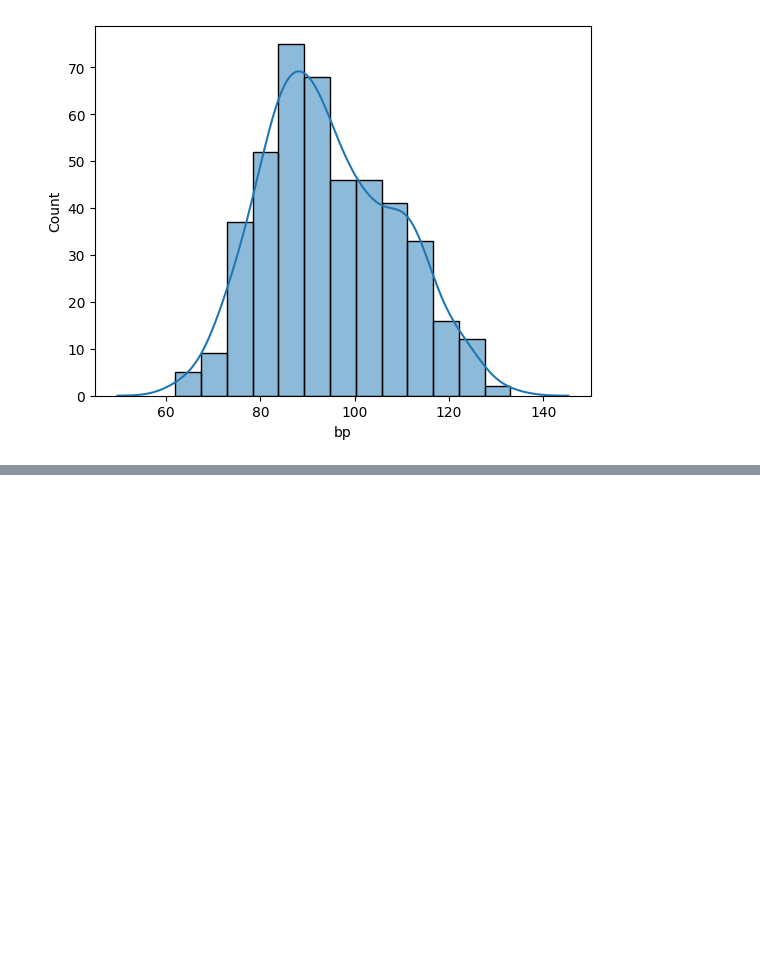
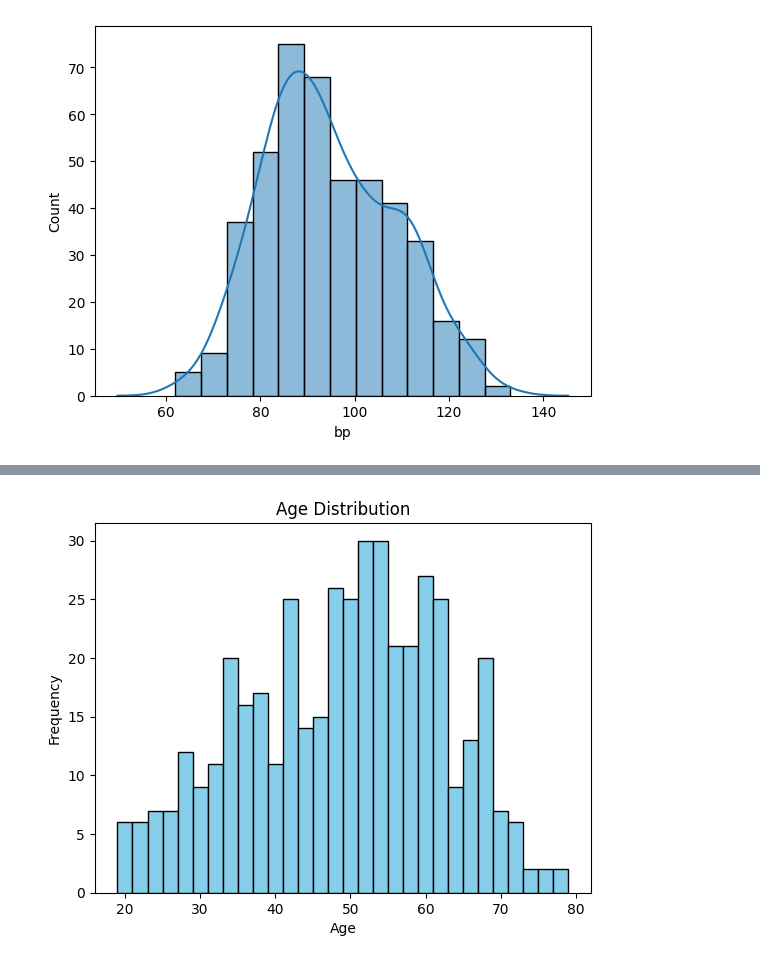
Before and after one commit to sarahajbane/notebooks, a Jupyter notebook: sklearn_diabetes.ipynb, the cells around one changed output, grey strips where cells are left out. Drawn from its saved outputs; the diff is of its cells as text; code cells hidden in the pictures; blank space fills up the shorter version.

```diff
--- a/sklearn_diabetes.ipynb
+++ b/sklearn_diabetes.ipynb
@@ -142,8 +142,10 @@ plt.show()
 # %%
 # Histogram of Age
-#plt.hist(df['age'], bins=30, color='skyblue', edgecolor='black')
-#plt.title('Age Distribution')
-#plt.xlabel('Age')
-#plt.ylabel('Frequency')
-#plt.show()
+plt.hist(df['age'], bins=30, color='skyblue', edgecolor='black')
+plt.title('Age Distribution')
+plt.xlabel('Age')
+plt.ylabel('Frequency')
+plt.show()
+# %% [output]
+[figure, added]
 # %%
```
Also changed, not shown: parts of 9 cells of this notebook.
